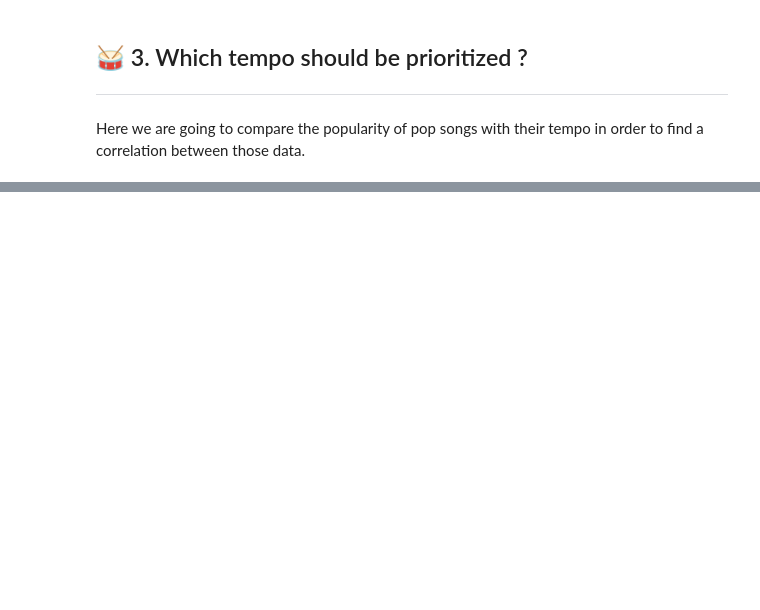
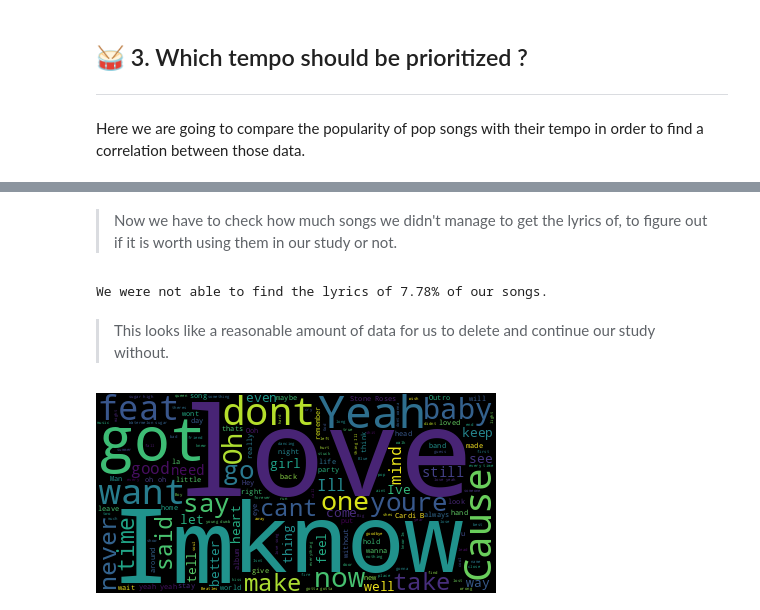
Before and after one commit to Lucas-COX/datamining-evaluation, a Jupyter notebook: spotify.ipynb, the cells around one changed output, grey strips where cells are left out. Saved outputs shown, nothing was run; the diff lists cells and outputs as text; code cells hidden in the pictures; blank space fills up the shorter version.

```diff
--- a/spotify.ipynb
+++ b/spotify.ipynb
@@ -135,0 +138,26 @@ AttributeError: 'list' object has no attribute 'keys'
+# %%
+from lyricsgenius import Genius
+from lyricsgenius.song import Song
+
+# Instanciate the genius client once
+genius = Genius(os.environ["GENIUS_ACCESS_TOKEN"])
+
+
+def search_song_lyrics(song: dict) -> Song | None:
+    """Search for song lyrics using the Genius API
+
+    Args:
+        song (dict): An object containing "title" and "artist" keys to search for.
+
+    Returns:
+        Song | None: The found song, or None if nothing is found
+    """
+    try:
+        return genius.search_song(song["title"], song["artist"], get_full_info=False)
+    except Exception:
+        print(f"Failed to fetch lyrics for {song['title']} | {song['artist']}.")
+        return None
+# %%
+# Search for a single song to see what our lyrics look like
+song = search_song_lyrics(pop_df.iloc[4])
+song.lyrics.splitlines()
@@ -135,0 +251,5 @@ AttributeError: 'list' object has no attribute 'keys'
+# %%
+for index, row in popular_df.iterrows():
+    song = search_song_lyrics(row)
+    popular_df.loc[index, "lyrics"] = preprocess_lyrics(song.lyrics) if song else None
+popular_df
@@ -135,0 +296,19 @@ AttributeError: 'list' object has no attribute 'keys'
+# %% [markdown]
+> Now we have to check how much songs we didn't manage to get the lyrics of, to figure out if it is worth using them in our study or not.
+# %%
+null_lyrics = popular_df["lyrics"].isnull()
+print("We were not able to find the lyrics of %.2f%% of our songs." % (null_lyrics.mean() * 100))
+# %% [output]
+We were not able to find the lyrics of 7.78% of our songs.
+# %% [markdown]
+> This looks like a reasonable amount of data for us to delete and continue our study without.
+# %%
+from wordcloud import WordCloud
+
+wc = WordCloud()
+lyrics = popular_df.loc[popular_df["lyrics"].notnull(), "lyrics"]
+stopwords = lyrics.loc[lyrics.apply(lambda x: len(x) > 2)].values
+wc.generate_from_text(text=" ".join(lyrics.values))
+wc.to_image()
+# %% [output]
+[figure, added]
```
Also changed, not shown: parts of 19 cells of this notebook, 3 other files.
